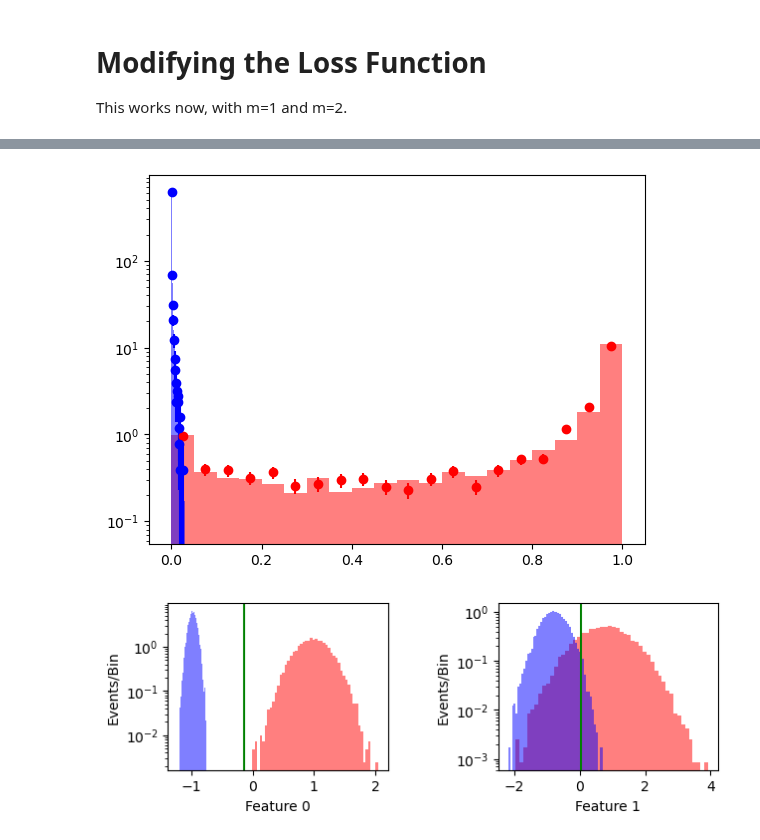
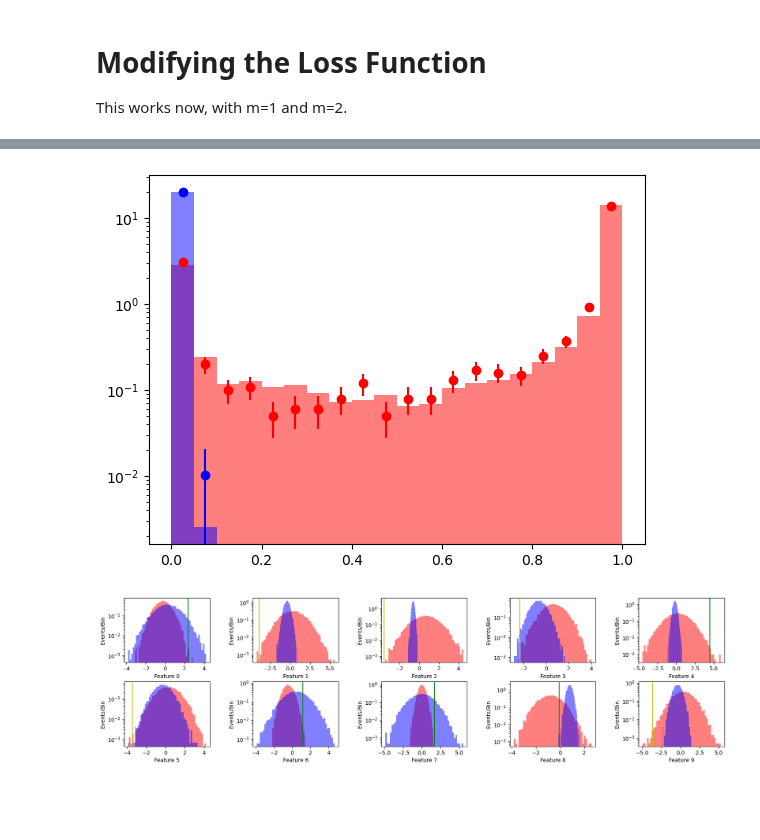
Before and after one commit to scipp-atlas/cabin-notebooks, a Jupyter notebook: LearningCuts.ipynb, the cells around one changed output, grey strips where cells are left out. Saved outputs shown, nothing was run; the diff lists cells and outputs as text; code cells hidden in the pictures; blank space fills up the shorter version.

Commit message:
getting closer

```diff
--- a/LearningCuts.ipynb
+++ b/LearningCuts.ipynb
@@ -804,11 +635,14 @@ m=2 # dimensions
 # - signal (0) vs background (1)
 # - mean (0) vs width (1)
 np.random.seed(123)
+
+# if we want more control over the function, for example
 means_widths=[[[4,0.4],
                [-2,.10]],
               [[3,1.0],
                [-1,0.5]]]
 
+means_widths=np.random.randn(m,2,2)
 width_scale_factor=2.
 mean_scale_factor=2.
 
@@ -847,9 +681,9 @@ y_train_tensor=torch.tensor(y_train,dtype=torch.float)
 x_test_tensor=torch.tensor(x_test_scaled,dtype=torch.float)
 y_test_tensor=torch.tensor(y_test,dtype=torch.float)
 # %%
-def loss_fn (y_pred, y_true, features,
+def loss_fn (y_pred, y_true, features, net,
              target_signal_efficiency=0.8,
-             alpha=1., beta=1.):
+             alpha=1., beta=1., gamma=0.001):
 
     # this is differentiable, unlike using torch.all(torch.gt()) or something else that yields booleans.
     # will converge to 1 for things that pass all cuts, and to zero for things that fail any single cut.
@@ -863,9 +697,12 @@ def loss_fn (y_pred, y_true, features,
     background_results = all_results * (1.-y_true)
     background_efficiency = torch.sum(background_results)/(torch.sum(1.-y_true))
 
+    cuts=-net.bias/net.weight
+
     # force signal efficiency to converge to a target value
     # force background efficiency to small values at target efficiency value.
-    loss = alpha*abs(target_signal_efficiency-signal_efficiency) + beta*background_efficiency
+    # also prefer to have the cuts be close to zero
+    loss = alpha*abs(target_signal_efficiency-signal_efficiency) + beta*background_efficiency + gamma*torch.sum(torch.abs(cuts))/features
 
     # sanity check, should work
     #loss=bce_loss_fn(outputs_to_labels(y_pred,features),y_true)
@@ -882,11 +719,12 @@ net = torch.nn.Sequential(
 torch.save(net.state_dict(), 'net.pth')
 # %%
 # some hyperparameters
-optimizer = torch.optim.Adam(net.parameters(), lr=0.05)
+optimizer = torch.optim.Adam(net.parameters(), lr=0.1)
 batch_size=int(len(y_train)/1) # one batch
-epochs=50
-alpha=1.  # scaling factor to tune how important hitting the target signal efficiency is
-beta=1.   # scaling factor to tune how important background rejection is
+epochs=100
+alpha=0.5   # scaling factor to tune how important hitting the target signal efficiency is
+beta=10.    # scaling factor to tune how important background rejection is
+gamma=1e-3 # scaling factor for how aggressively to push the cuts to zero
 target_efficiency = 0.8
 # %%
 losses = []
@@ -905,18 +743,18 @@ for epoch in range(epochs):
     for x_batch, y_batch in loader:
         y_pred = net(x_batch)
         optimizer.zero_grad()
-        loss, s_eff, b_eff = loss_fn(y_pred, y_batch, m, target_efficiency, alpha, beta)
+        loss, s_eff, b_eff = loss_fn(y_pred, y_batch, m, net[0], target_efficiency, alpha, beta, gamma)
         loss.backward()
         optimizer.step()
     losses.append(loss.data)
     net.eval() # configure the model for evaluation (testing)
     y_pred = net(x_test_tensor)
-    test_loss, s_eff, b_eff =loss_fn(y_pred, y_test_tensor, m, target_efficiency, alpha, beta)
+    test_loss, s_eff, b_eff =loss_fn(y_pred, y_test_tensor, m, net[0], target_efficiency, alpha, beta, gamma)
     losses_test.append(test_loss.data)
     end_time=time.time()
     elapsed_time = end_time - start_time
     bias=net[0].bias[0]
     weight=net[0].weight[0]
     #weight={weight:4.1e}, bias={bias:4.1e},
-    print(f"Completed epoch {epoch:2d} in {elapsed_time:4.1f}s, Train loss={loss.data:4.1e}, Test loss={test_loss.data:4.1e}, cut={-bias/weight:4.1e}, sig_eff={100*s_eff:4.1f}%, bkg_eff={100*b_eff:4.1f}%")
+    print(f"Completed epoch {epoch:2d} in {elapsed_time:4.1f}s, Train loss={loss.data:4.1e}, Test loss={test_loss.data:4.1e}, cut={-bias/weight:4.1e}, sig_eff={100*s_eff:4.1f}%, bkg_eff={100*b_eff:6.3f}%")
 # %% [output]
@@ -980,36 +818,39 @@ for y,y_p in zip(y_test,y_pred_test):
     else:    backgr_test.append(float(y_p))
 
 nbins=20
-signal_train_hist=plt.hist(signal_train,nbins,density=True,histtype='stepfilled',alpha=0.5,color='red')
-backgr_train_hist=plt.hist(backgr_train,nbins,density=True,histtype='stepfilled',alpha=0.5,color='blue')
+signal_train_hist=plt.hist(signal_train,nbins,density=True,histtype='stepfilled',alpha=0.5,range=(0,1),color='red')
+backgr_train_hist=plt.hist(backgr_train,nbins,density=True,histtype='stepfilled',alpha=0.5,range=(0,1),color='blue')
 signal_test=ListToGraph(signal_test,nbins,"red")
 backgr_test=ListToGraph(backgr_test,nbins,"blue")
 plt.yscale("log")
 plt.show()
 # %% [output]
-[figure, old version]
+[figure, new version]
 # %%
 # Distributions after scaling
 
 fig = plt.figure(figsize=(20,5))
 fig.tight_layout()
 nbins=50
 
 biases=net[0].bias.detach().numpy()
 weights=net[0].weight.detach().numpy()
 scaled_cuts=-biases/weights
 
 x_signal_scaled=sc.transform(x_signal)
 x_backgr_scaled=sc.transform(x_backgr)
 
 for b in range(m):
     ax=fig.add_subplot(2,5,1+b)
     plt.subplots_adjust(hspace=0.3,wspace=0.5)
     plt.yscale('log')
     ax.hist(x_signal_scaled[:,b],nbins,density=True,histtype='stepfilled',alpha=0.5,color='red')
     ax.hist(x_backgr_scaled[:,b],nbins,density=True,histtype='stepfilled',alpha=0.5,color='blue')
     ax.set_xlabel(f"Feature {b}")
     ax.set_ylabel("Events/Bin")
-    ax.axvline(x = scaled_cuts[b], color='g')
+    if weights[b] < 0:
+        ax.axvline(x = scaled_cuts[b], color='g') # cut is "less than"
+    else:
+        ax.axvline(x = scaled_cuts[b], color='y') # cut is "greater than"
 # %% [output]
-[figure, old version]
+[figure, new version]
```
Also changed, not shown: parts of 38 cells of this notebook.
